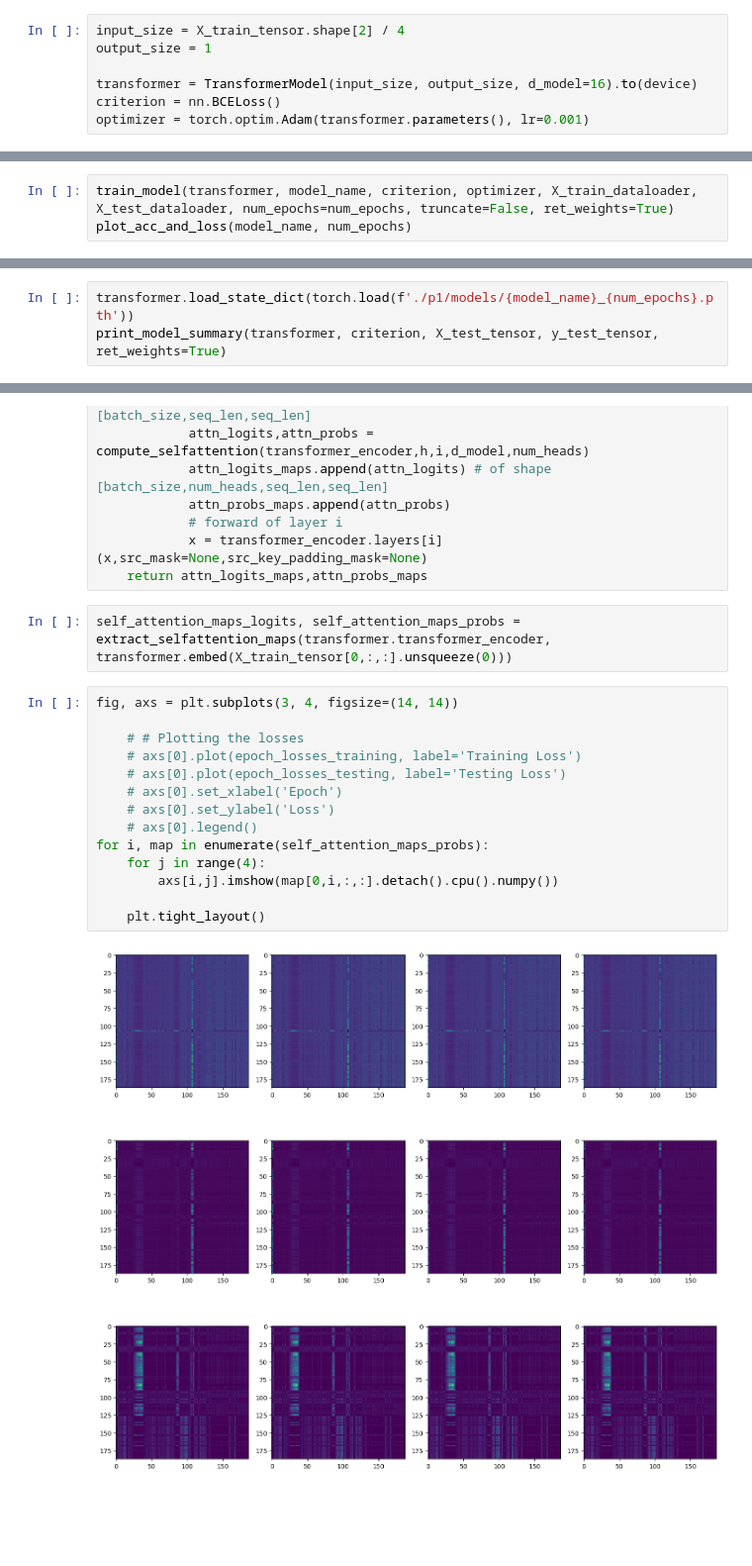
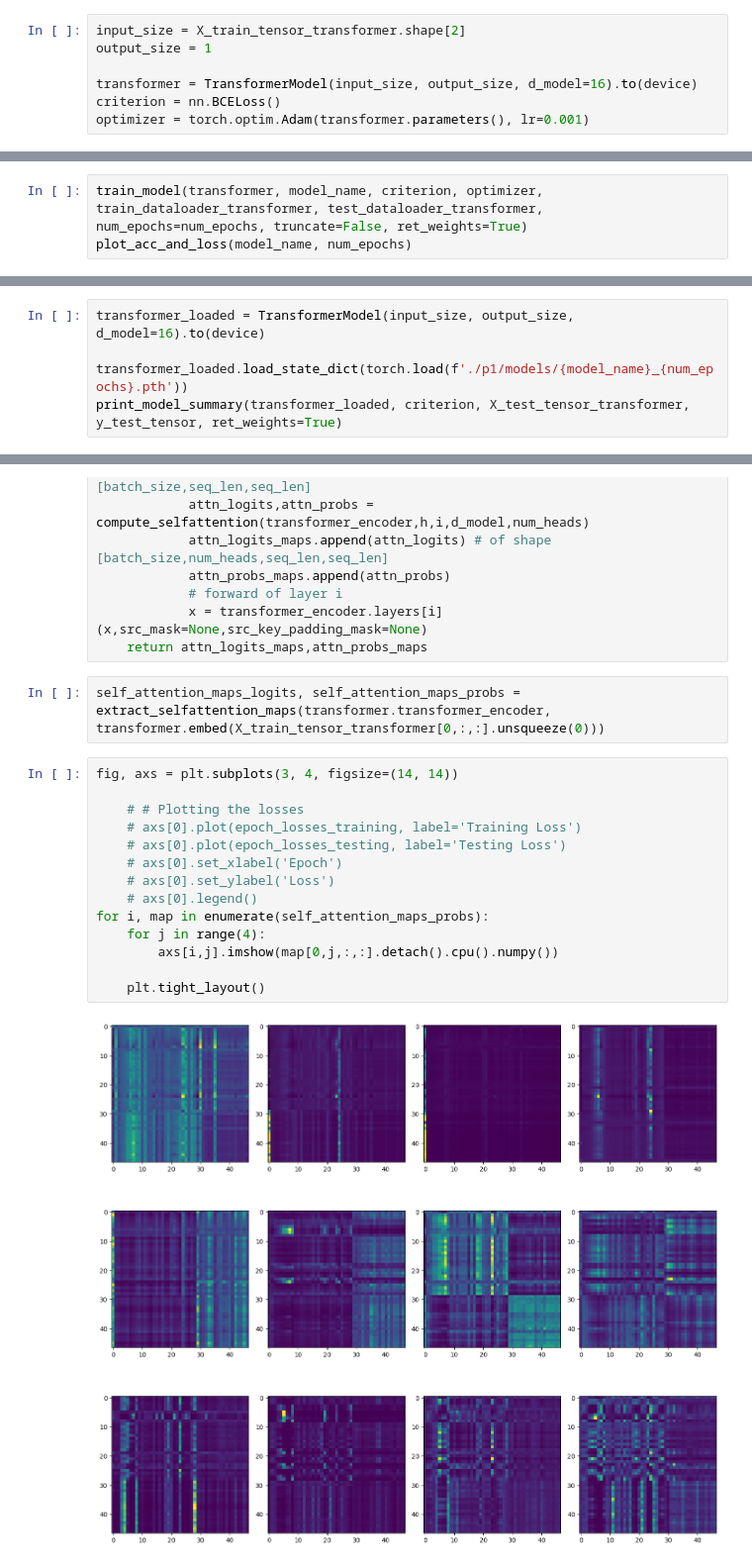
Before and after one commit to jlohunecke/ML4HC_project2, a Jupyter notebook: proj2_pt1.ipynb, the cells around one changed output, grey strips where cells are left out. Shown at 99% size. Cells and saved outputs as stored; diff of their text form; blank space fills up the shorter version.

```diff
--- a/proj2_pt1.ipynb
+++ b/proj2_pt1.ipynb
@@ -556,5 +567,5 @@ torch.Size([6474, 187, 1])
 # %%
-input_size = X_train_tensor.shape[2] / 4
+input_size = X_train_tensor_transformer.shape[2]
 output_size = 1
 
 transformer = TransformerModel(input_size, output_size, d_model=16).to(device)
@@ -565,6 +576,6 @@ num_epochs = 200
 torch.manual_seed(42)
 model_name = 'transformer'
 # %%
-train_model(transformer, model_name, criterion, optimizer, X_train_dataloader, X_test_dataloader, num_epochs=num_epochs, truncate=False, ret_weights=True)
+train_model(transformer, model_name, criterion, optimizer, train_dataloader_transformer, test_dataloader_transformer, num_epochs=num_epochs, truncate=False, ret_weights=True)
 plot_acc_and_loss(model_name, num_epochs)
 # %% [output]
@@ -572,5 +583,7 @@ KeyboardInterrupt:
 # %%
-transformer.load_state_dict(torch.load(f'./p1/models/{model_name}_{num_epochs}.pth'))
-print_model_summary(transformer, criterion, X_test_tensor, y_test_tensor, ret_weights=True)
+transformer_loaded = TransformerModel(input_size, output_size, d_model=16).to(device)
+
+transformer_loaded.load_state_dict(torch.load(f'./p1/models/{model_name}_{num_epochs}.pth'))
+print_model_summary(transformer_loaded, criterion, X_test_tensor_transformer, y_test_tensor, ret_weights=True)
 # %% [output]
 TransformerModel(
@@ -645,20 +658,20 @@ def extract_selfattention_maps(transformer_encoder, x):
             x = transformer_encoder.layers[i](x,src_mask=None,src_key_padding_mask=None)
     return attn_logits_maps,attn_probs_maps
 # %%
-self_attention_maps_logits, self_attention_maps_probs = extract_selfattention_maps(transformer.transformer_encoder, transformer.embed(X_train_tensor[0,:,:].unsqueeze(0)))
+self_attention_maps_logits, self_attention_maps_probs = extract_selfattention_maps(transformer.transformer_encoder, transformer.embed(X_train_tensor_transformer[0,:,:].unsqueeze(0)))
 # %%
 fig, axs = plt.subplots(3, 4, figsize=(14, 14))
 
     # # Plotting the losses
     # axs[0].plot(epoch_losses_training, label='Training Loss')
     # axs[0].plot(epoch_losses_testing, label='Testing Loss')
     # axs[0].set_xlabel('Epoch')
     # axs[0].set_ylabel('Loss')
     # axs[0].legend()
 for i, map in enumerate(self_attention_maps_probs):
     for j in range(4):
-        axs[i,j].imshow(map[0,i,:,:].detach().cpu().numpy())
+        axs[i,j].imshow(map[0,j,:,:].detach().cpu().numpy())
 
     plt.tight_layout()
 # %% [output]
-[figure, old version]
+[figure, new version]
```
Also changed, not shown: parts of 18 cells of this notebook, 4 other files.
